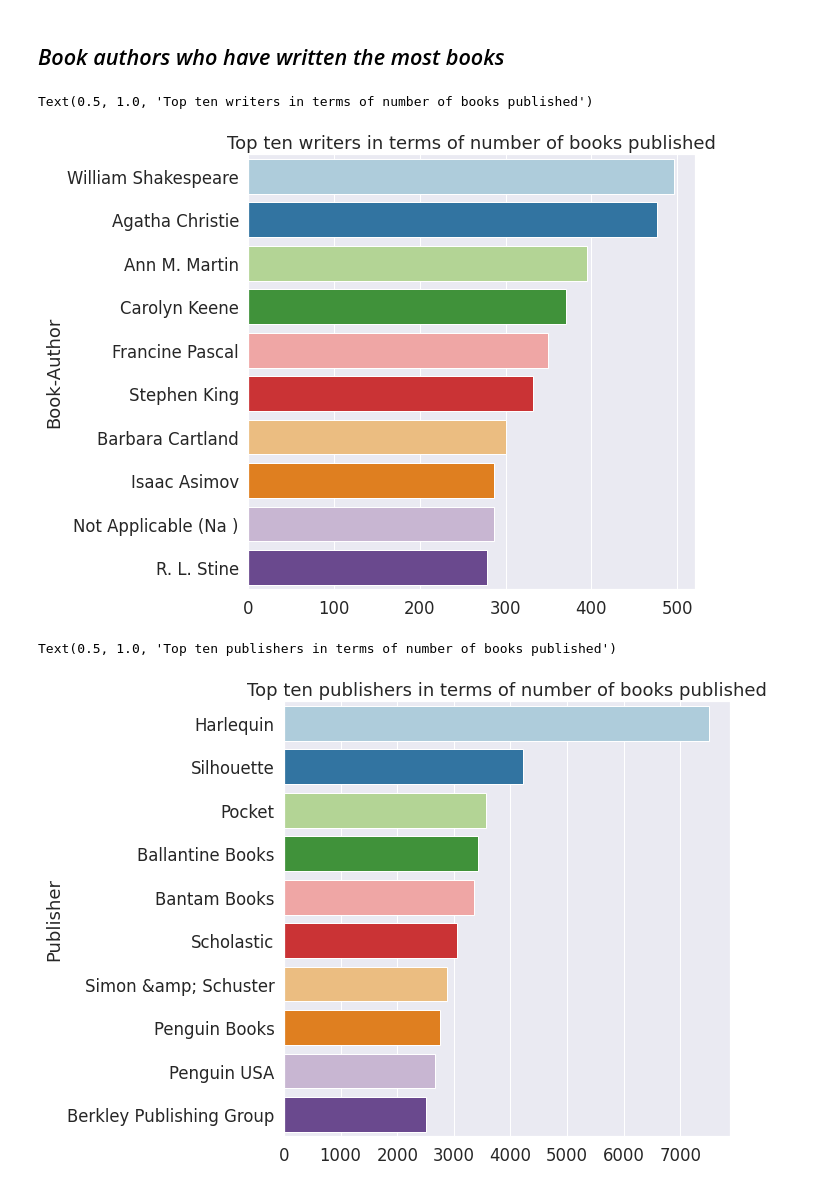
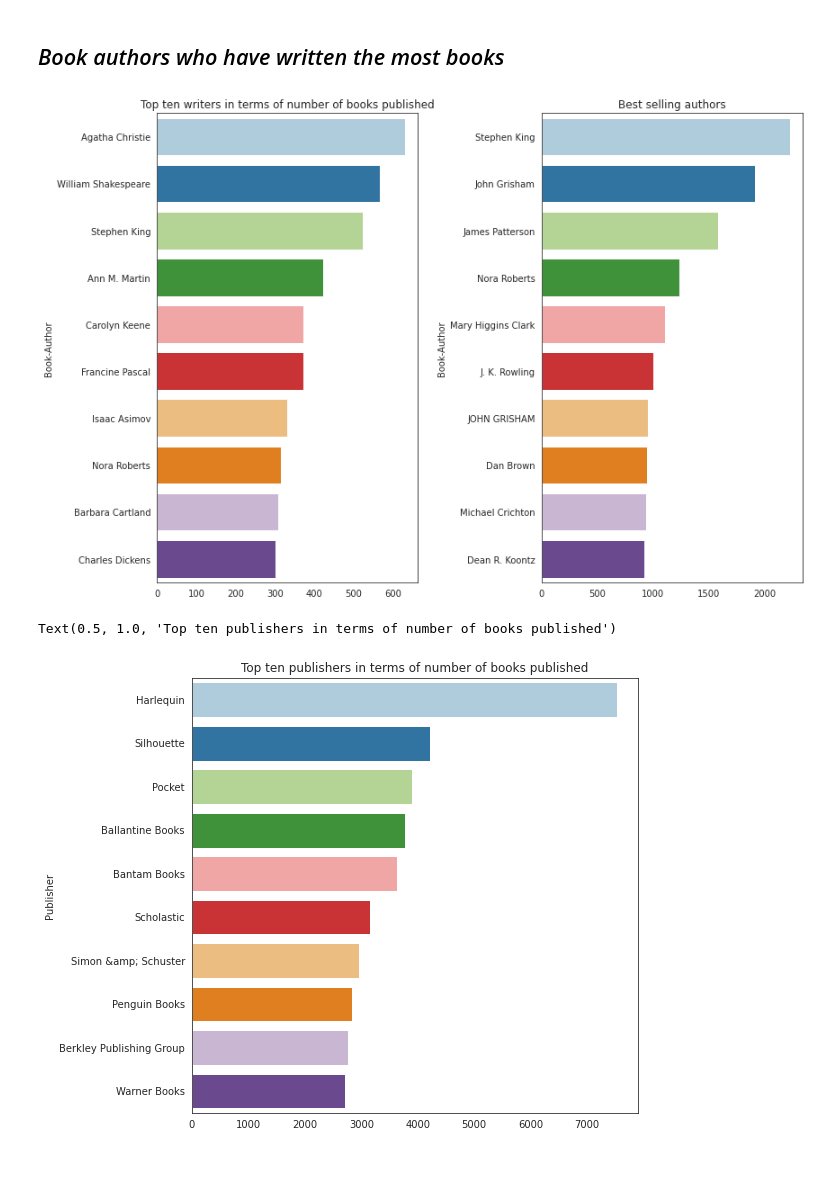
Before and after one commit to RadhikaRM/Bookrecommendersystem, a Jupyter notebook: Book_Recommender_System.ipynb, the cells around one changed output. Drawn from its saved outputs; the diff is of its cells as text; code cells hidden in the pictures.

```diff
--- a/Book_Recommender_System.ipynb
+++ b/Book_Recommender_System.ipynb
@@ -182,3 +262,9 @@ Name: Image-URL-L, Length: 271041, dtype: int64
+# %%
+#Sustituting np.Nan in rows with year=0 or  greater than the current year,2022.
+books_df.loc[(books_df['Year-Of-Publication'] > 2022) | (books_df['Year-Of-Publication'] == 0),'Year-Of-Publication'] = np.NAN
+
+# replacing NaN values with median value of Year-Of-Publication
+books_df['Year-Of-Publication'].fillna(int(books_df['Year-Of-Publication'].median()), inplace=True)
 # %%
 books_df['Book-Author'].value_counts()
 # %% [output]
@@ -212,6 +297,0 @@ Name: Publisher, Length: 16807, dtype: int64
-# %%
-# data preparation
-# Handling the missing categorical values
-books_df['Book-Author'].fillna(value=books_df['Book-Author'].mode()[0], inplace=True)
-books_df['Publisher'].fillna(value=books_df['Publisher'].mode()[0], inplace=True)
-books_df['Image-URL-L'].fillna(value=books_df['Image-URL-L'].mode()[0], inplace=True)
@@ -218 +303,5 @@ books_df['Image-URL-L'].fillna(value=books_df['Image-URL-L'].mode()[0], inplace=
+# %%
+#Replacing NaNs with correct  values
+books_df.loc[books_df.ISBN=='	193169656X','Publisher'] = 'Novelbooks'
+books_df.loc[books_df.ISBN=='1931696993', 'Year-Of-Publication'] = 'Novelbooks'
 # %%
@@ -220,3 +348,7 @@ books_df['ISBN']=books_df['ISBN'].str.upper()
+# %%
+#Dropping the rows with the entire column values are duplicated
+books_df.drop_duplicates(keep="first",inplace=True)
+books_df.reset_index(drop=True,inplace=True)
 # %%
 books_df.info()
 # %% [output]
@@ -651,32 +808,30 @@ sns.countplot(x='Book-Rating',data=df,palette='Set2')
 ## *Book authors who have written the most books*
 # %%
 
-
+fig=plt.figure(figsize=(12,8))
 #Authored the most number of  books
-
-popular_authors=books_df.groupby('Book-Author')['Book-Title'].nunique().nlargest(10)
+plt.subplot(1,2,1)
+popular_authors=books_df.groupby('Book-Author')['Book-Title'].count().nlargest(10)
 sns.barplot(x=popular_authors.values,y=popular_authors.index,palette='Paired')
 plt.title('Top ten writers in terms of number of books published')
 
-
-# #Best selling authors
-# plt.subplot(1,2,2)
-# books_rating_df_1 = pd.merge(books_df, rating_df_new, on='ISBN', how='inner')
-# best_selling_authors=books_rating_df_1.groupby('Book-Author')['User-ID'].nunique().nlargest(10)
-# sns.barplot(x=best_selling_authors.values,y=best_selling_authors.index,palette='Paired')
-# plt.title('Best selling authors')
-# plt.tight_layout()
+#Best selling authors
+plt.subplot(1,2,2)
+books_rating_df_1 = pd.merge(books_df, rating_df_new, on='ISBN', how='inner')
+best_selling_authors=df.groupby('Book-Author')['User-ID'].nunique().nlargest(10)
+sns.barplot(x=best_selling_authors.values,y=best_selling_authors.index,palette='Paired')
+plt.title('Best selling authors')
+plt.tight_layout()
 # %% [output]
-Text(0.5, 1.0, 'Top ten writers in terms of number of books published')
-[figure, old version]
+[figure, new version]
 # %%
 #Companies with the most number of books published
-popular_publishers=books_df.groupby('Publisher')['Book-Title'].nunique().nlargest(10)
+popular_publishers=books_df.groupby('Publisher')['Book-Title'].count().nlargest(10)
 sns.barplot(x=popular_publishers.values,y=popular_publishers.index,palette='Paired')
 plt.title('Top ten publishers in terms of number of books published')
 # %% [output]
 Text(0.5, 1.0, 'Top ten publishers in terms of number of books published')
-[figure, old version]
+[figure, new version]
 # %%
 # #Top publishers
 # sns.set(font_scale =1.5)
```
Also changed, not shown: parts of 43 cells of this notebook.
